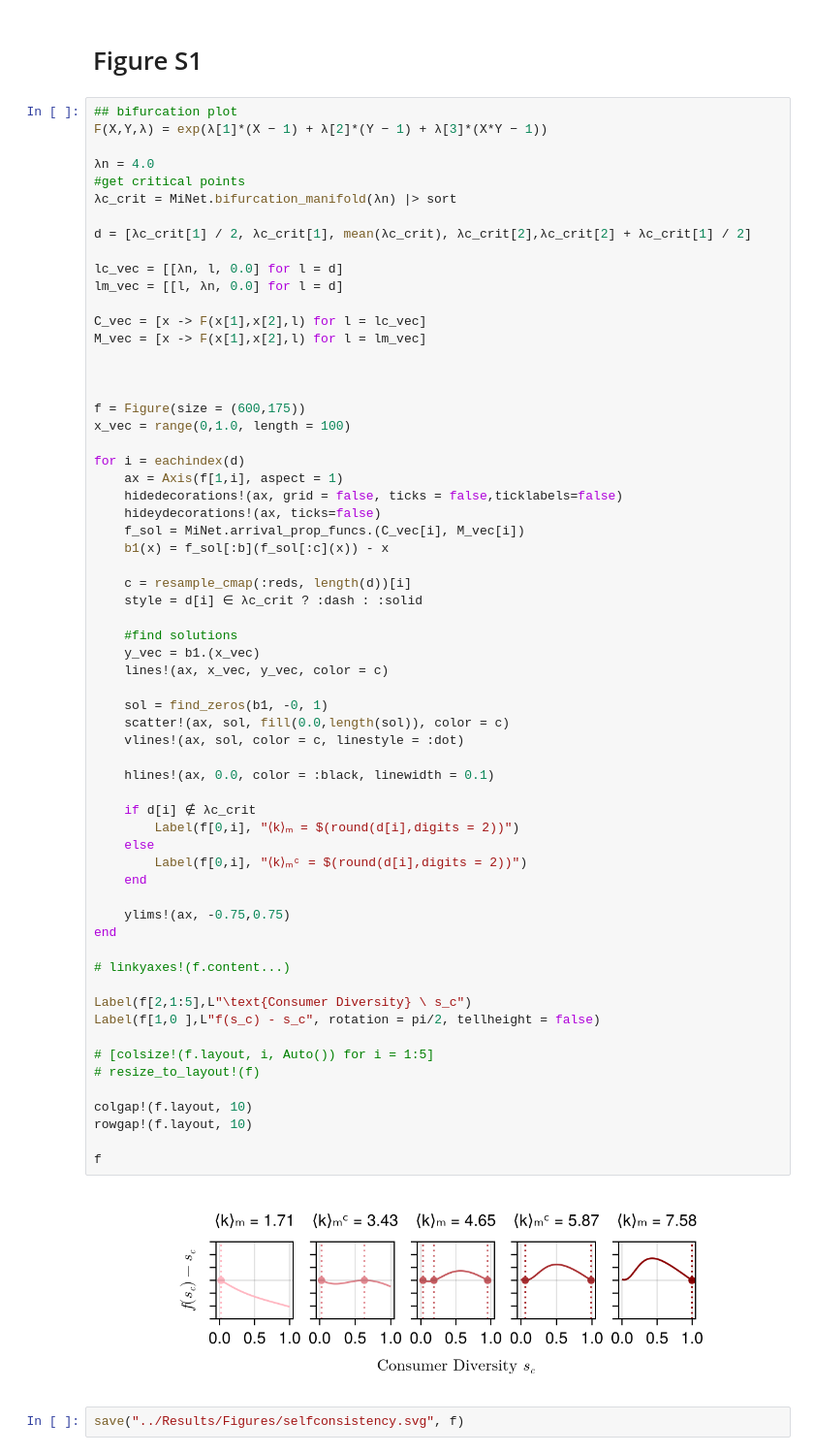
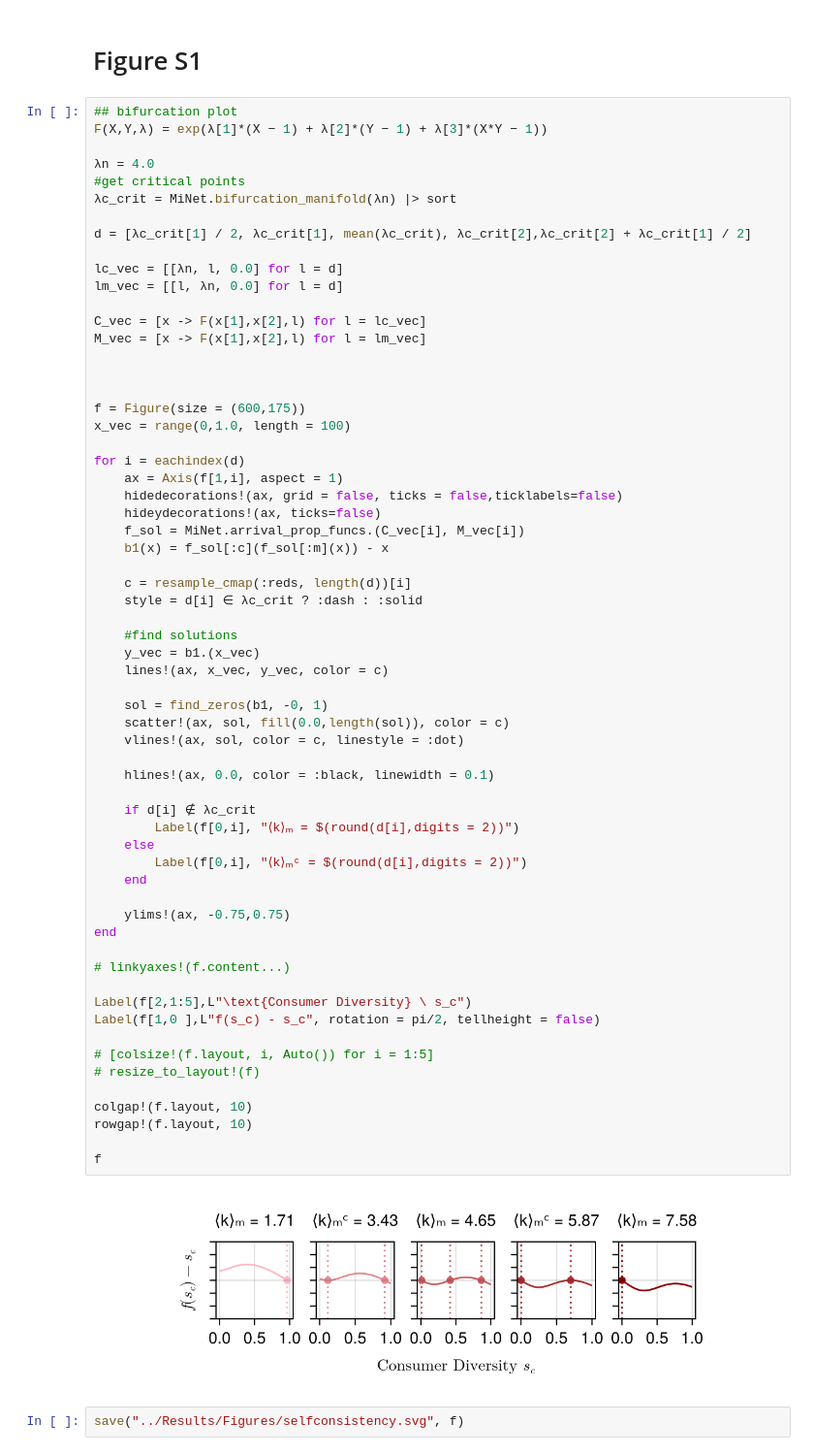
Before and after one commit to CleggTom/MiNet, a Jupyter notebook: Notebooks/Main.ipynb, the cells around one changed output. Shown at 97% size. Cells and saved outputs as stored; diff of their text form.

```diff
--- a/Notebooks/Main.ipynb
+++ b/Notebooks/Main.ipynb
@@ -198,7 +201,7 @@ for i = eachindex(d)
     hidedecorations!(ax, grid = false, ticks = false,ticklabels=false)
     hideydecorations!(ax, ticks=false)
     f_sol = MiNet.arrival_prop_funcs.(C_vec[i], M_vec[i])
-    b1(x) = f_sol[:b](f_sol[:c](x)) - x
+    b1(x) = f_sol[:c](f_sol[:m](x)) - x
 
     c = resample_cmap(:reds, length(d))[i]
     style = d[i] ∈ λc_crit ? :dash : :solid
@@ -208,34 +211,34 @@ for i = eachindex(d)
     lines!(ax, x_vec, y_vec, color = c)
 
     sol = find_zeros(b1, -0, 1)
     scatter!(ax, sol, fill(0.0,length(sol)), color = c)
     vlines!(ax, sol, color = c, linestyle = :dot)
 
     hlines!(ax, 0.0, color = :black, linewidth = 0.1)
 
     if d[i] ∉ λc_crit
         Label(f[0,i], "⟨k⟩ₘ = $(round(d[i],digits = 2))")
     else
         Label(f[0,i], "⟨k⟩ₘᶜ = $(round(d[i],digits = 2))")
     end
 
     ylims!(ax, -0.75,0.75)
 end
 
 # linkyaxes!(f.content...)
 
 Label(f[2,1:5],L"\text{Consumer Diversity} \ s_c")
 Label(f[1,0 ],L"f(s_c) - s_c", rotation = pi/2, tellheight = false)
 
 # [colsize!(f.layout, i, Auto()) for i = 1:5]
 # resize_to_layout!(f)
 
 colgap!(f.layout, 10)
 rowgap!(f.layout, 10)
 
 f
 # %% [output]
-[figure, old version]
+[figure, new version]
 # %%
 save("../Results/Figures/selfconsistency.svg", f)
 # %% [output]
```
Also changed, not shown: parts of 6 cells of this notebook, 2 other files.
